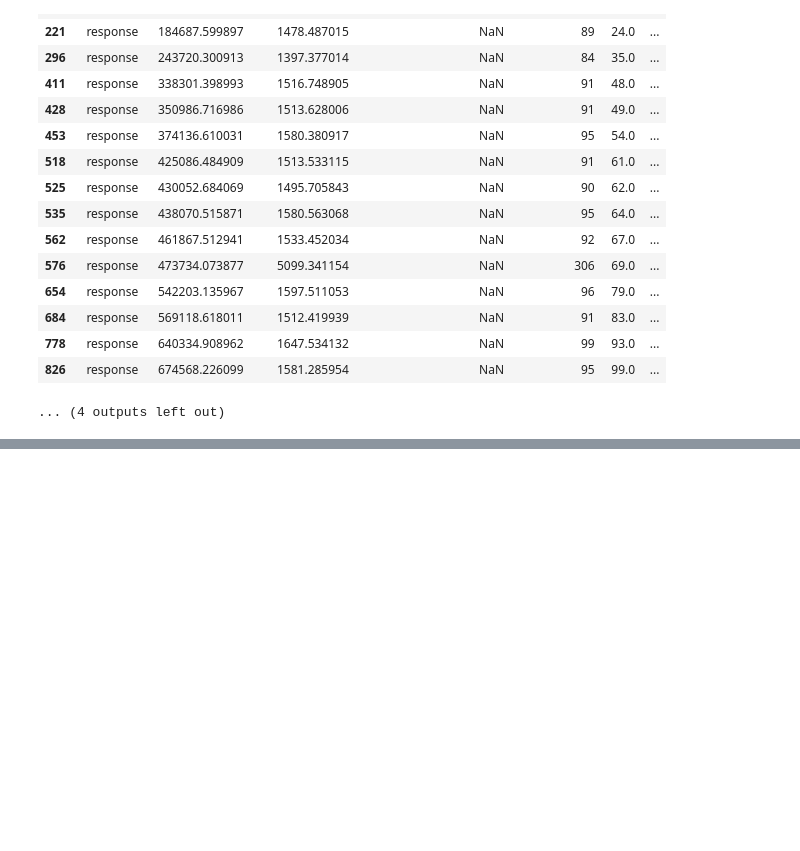
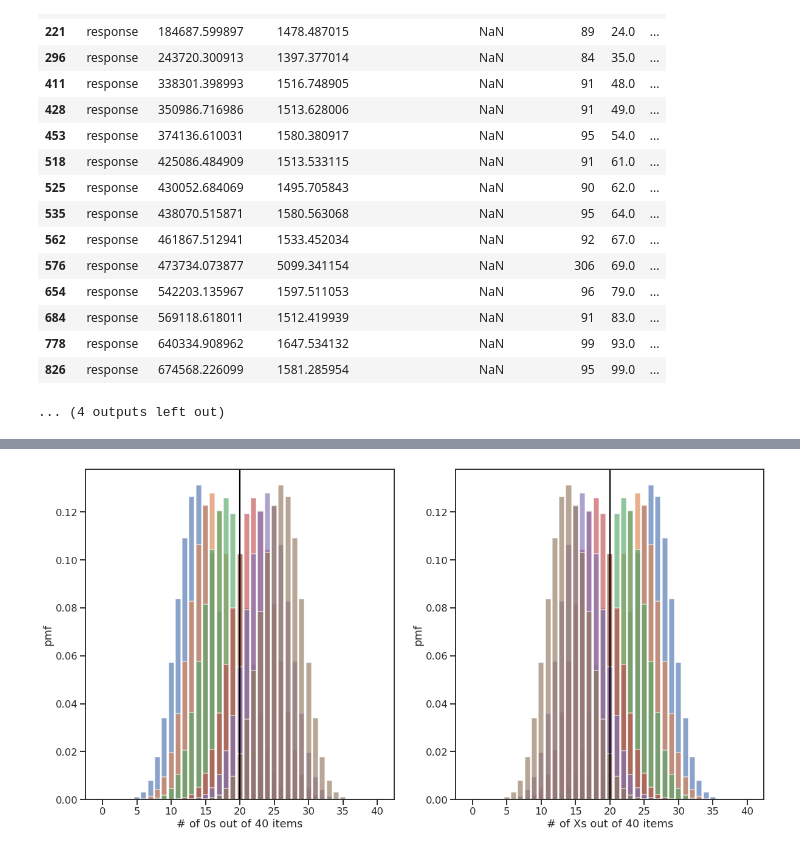
Before and after one commit to isaacmenchaca/HNLpsychopy, a Jupyter notebook: accuracyTestForTask.ipynb, the cells around one changed output, grey strips where cells are left out. Drawn from its saved outputs; the diff is of its cells as text; code cells hidden in the pictures; blank space fills up the shorter version.

```diff
--- a/accuracyTestForTask.ipynb
+++ b/accuracyTestForTask.ipynb
@@ -5,6 +5,10 @@ import pandas as pd
 import numpy as np
 import json
 import matplotlib.pyplot as plt
+import seaborn as sns
+
+sns.set_style("white")
+sns.set_context("talk")
 # %% [markdown]
 #### Get data via csv.
 # %%
@@ -310,0 +308,41 @@ likelihood
+# %%
+from scipy.stats import binom
+sns.set_style("ticks")
+sns.set_context("talk")# setting the values
+# of n and p
+n = 40
+p = [0.35, 0.4 , 0.45, 0.55, 0.6 , 0.65]
+
+# defining list of r values
+r_values = list(range(n + 1))
+
+
+# list of pmf values
+dis0 = lambda r_values,n,p: [binom.pmf(r, n, p) for r in r_values ]
+
+disX = lambda r_values,n,p: [binom.pmf(r, n, 1 - p) for r in r_values ]
+
+plt.figure(figsize=(20, 10))
+plt.subplot(1, 2, 1)
+for prob in p:
+    plt.bar(r_values, dis0(r_values, n, prob), alpha = 0.65)
+
+plt.xlabel('# of 0s out of 40 items')
+plt.ylabel('pmf')
+plt.axvline([20], color = 'black')
+
+
+
+plt.subplot(1, 2, 2)
+for prob in p:
+    plt.bar(r_values, disX(r_values, n, prob), alpha = 0.65)
+
+plt.xlabel('# of Xs out of 40 items')
+plt.ylabel('pmf')
+plt.axvline([20], color = 'black')
+
+plt.show()
+# likelihood = r_values[np.argmax(dist)]
+# likelihood
+# %% [output]
+[figure, added]
```
Also changed, not shown: parts of 11 cells of this notebook.
